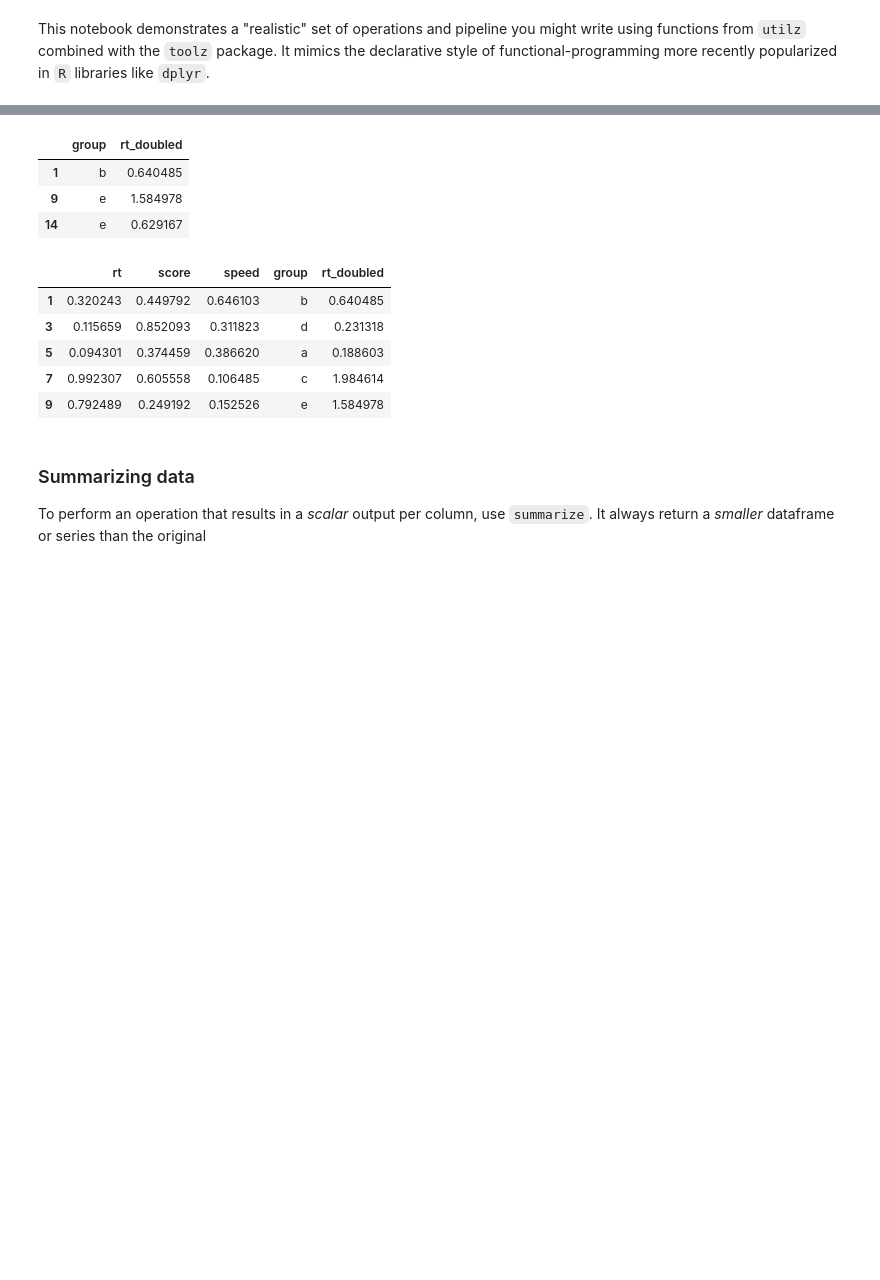
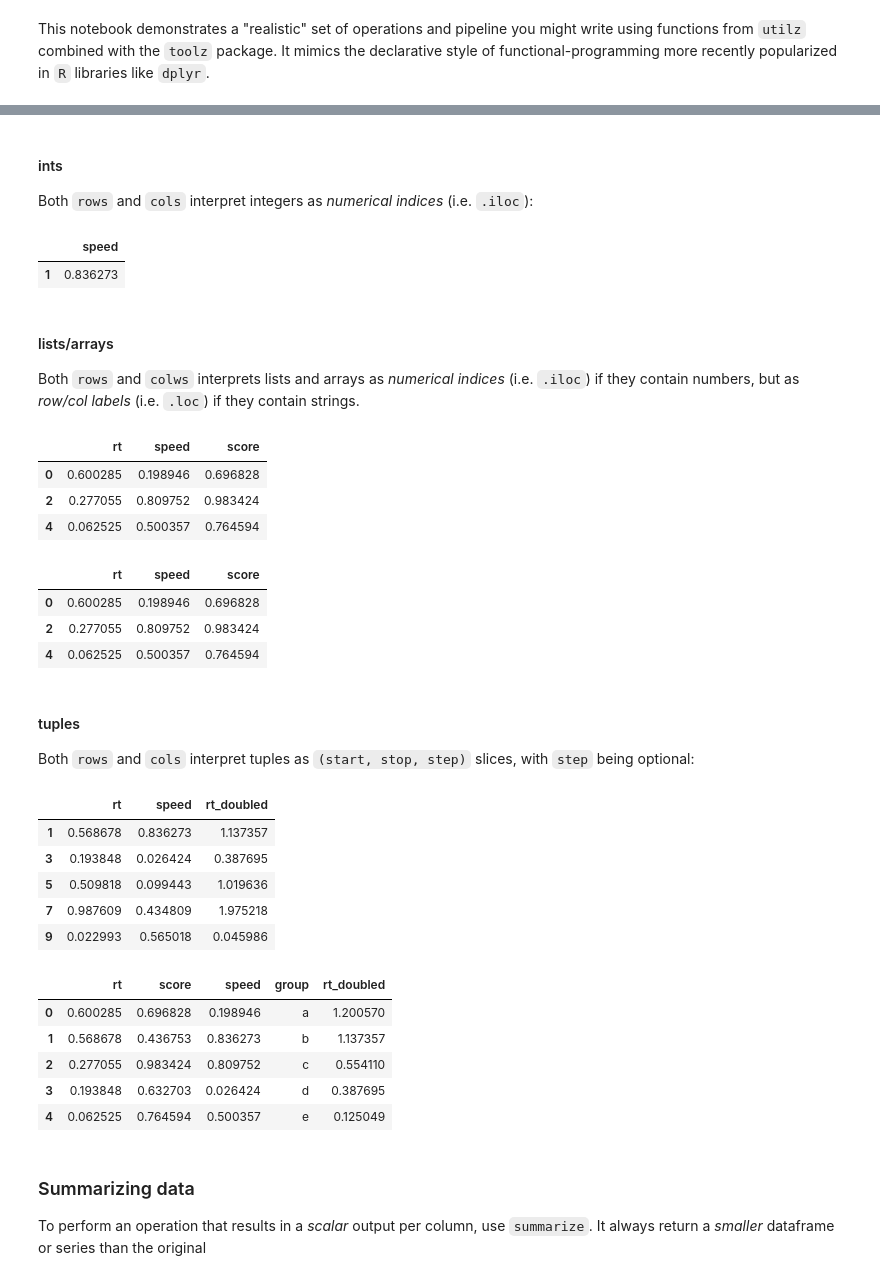
Before and after one commit to ejolly/py-utilz, a Jupyter notebook: docs/api/experimental/fp_data_analysis.ipynb, the cells around one changed output, grey strips where cells are left out. Saved outputs shown, nothing was run; the diff lists cells and outputs as text; code cells hidden in the pictures; blank space fills up the shorter version.

```diff
--- a/docs/api/experimental/fp_data_analysis.ipynb
+++ b/docs/api/experimental/fp_data_analysis.ipynb
@@ -12,10 +14,9 @@ from toolz import pipe
 # Setup some random data
 df = pipe(
     randdf((20, 3)),
-    assign(D=list("abcde") * 4),
-    rename({"A": "rt", "B": "score", "C": "speed", "D": "group"}),
+    assign(D1=list("abcde") * 4),
+    rename({"A1": "rt", "B1": "score", "C1": "speed", "D1": "group"}),
     assign(rt_doubled="rt*2"),
-    save("test"),
 )
 df.head()
 # %% [output]
@@ -48,24 +70,67 @@ pipe(df,
+# %% [markdown]
+#### ints
+
+Both `rows` and `cols` interpret integers as *numerical indices* (i.e. `.iloc`):
+# %%
+# Second row, third column
+pipe(df,
+    rows(1),
+    cols(2)
+     )
+# %% [output]
+|  | speed |
+| 1 | 0.836273 |
+# %% [markdown]
+#### lists/arrays
+
+Both `rows` and `colws` interprets lists and arrays as *numerical indices* (i.e. `.iloc`) if they contain numbers, but as *row/col labels* (i.e. `.loc`) if they contain strings.
+# %%
+pipe(df,
+    rows([0, 2, 4]),
+    cols(["rt", "speed", "score"])
+    )
+# %% [output]
+|  | rt | speed | score |
+| 0 | 0.600285 | 0.198946 | 0.696828 |
+| 2 | 0.277055 | 0.809752 | 0.983424 |
+| 4 | 0.062525 | 0.500357 | 0.764594 |
+# %%
+# Same but using indexes for columns
+pipe(df,
+    rows([0, 2, 4]),
+    cols([0, 2, 1])
+    )
+# %% [output]
+|  | rt | speed | score |
+| 0 | 0.600285 | 0.198946 | 0.696828 |
+| 2 | 0.277055 | 0.809752 | 0.983424 |
+| 4 | 0.062525 | 0.500357 | 0.764594 |
+# %% [markdown]
+#### tuples
+
+Both `rows` and `cols` interpret tuples as `(start, stop, step)` slices, with `step` being optional:
 # %%
 pipe(df,
-    rows([1,9,14]),
-    cols((3,5))
-    )
+     rows((1, 11, 2)),
+     cols((0, 5, 2)))
 # %% [output]
-|  | group | rt_doubled |
-| 1 | b | 0.640485 |
-| 9 | e | 1.584978 |
-| 14 | e | 0.629167 |
+|  | rt | speed | rt_doubled |
+| 1 | 0.568678 | 0.836273 | 1.137357 |
+| 3 | 0.193848 | 0.026424 | 0.387695 |
+| 5 | 0.509818 | 0.099443 | 1.019636 |
+| 7 | 0.987609 | 0.434809 | 1.975218 |
+| 9 | 0.022993 | 0.565018 | 0.045986 |
 # %%
 pipe(df,
-    rows((1,11,2))
-    )
+     rows((0, 5))
+)
 # %% [output]
 |  | rt | score | speed | group | rt_doubled |
-| 1 | 0.320243 | 0.449792 | 0.646103 | b | 0.640485 |
-| 3 | 0.115659 | 0.852093 | 0.311823 | d | 0.231318 |
-| 5 | 0.094301 | 0.374459 | 0.386620 | a | 0.188603 |
-| 7 | 0.992307 | 0.605558 | 0.106485 | c | 1.984614 |
-| 9 | 0.792489 | 0.249192 | 0.152526 | e | 1.584978 |
+| 0 | 0.600285 | 0.696828 | 0.198946 | a | 1.200570 |
+| 1 | 0.568678 | 0.436753 | 0.836273 | b | 1.137357 |
+| 2 | 0.277055 | 0.983424 | 0.809752 | c | 0.554110 |
+| 3 | 0.193848 | 0.632703 | 0.026424 | d | 0.387695 |
+| 4 | 0.062525 | 0.764594 | 0.500357 | e | 0.125049 |
 # %% [markdown]
 ### Summarizing data
 To perform an operation that results in a *scalar* output per column, use `summarize`. It always return a *smaller* dataframe or series than the original
```
Also changed, not shown: parts of 21 cells of this notebook, 1 other file.
